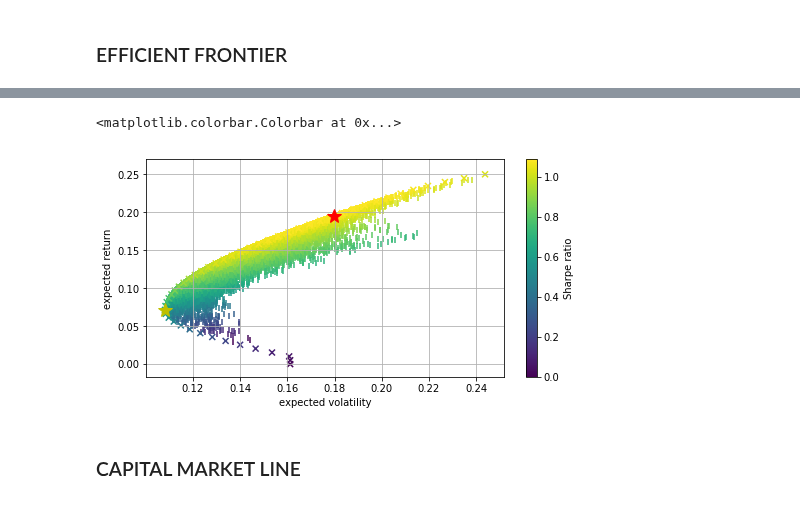
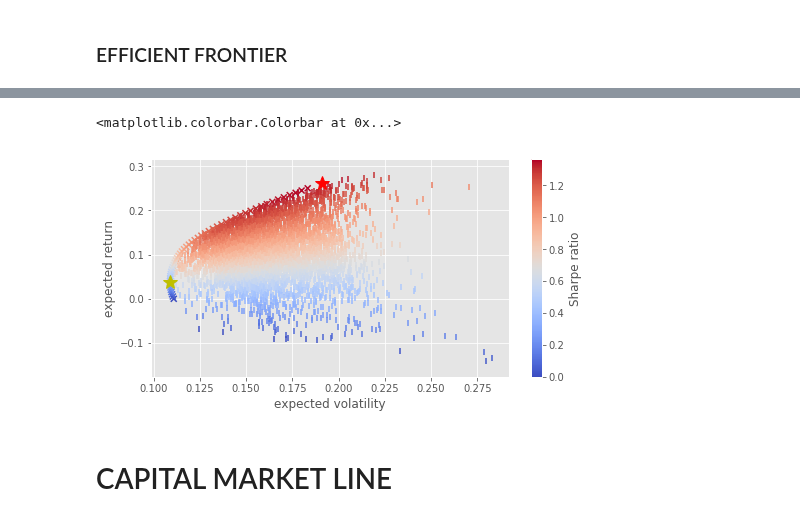
Before and after one commit to NumEconCopenhagen/projects-2019-mk, a Jupyter notebook: modelproject/modelproject/Modern Portfolio Theory 4.ipynb, the cells around one changed output, grey strips where cells are left out. Cells and saved outputs as stored; diff of their text form; code cells hidden in the pictures.

```diff
--- a/modelproject/modelproject/Modern Portfolio Theory 4.ipynb
+++ b/modelproject/modelproject/Modern Portfolio Theory 4.ipynb
@@ -38,5 +104,5 @@ int
 # %%
-start = datetime.datetime(2010, 4, 1)
+start = datetime.datetime(2013, 4, 28)
 #datetime for pulling quotes
 # %%
-end = datetime.datetime(2018, 6, 29)
+end = datetime.datetime(2018, 10, 3)
@@ -52,10 +111,10 @@ f.head(1)
 # %%
 data = pd.DataFrame()
 for sym in symbols:
- data[sym] = yprices(sym, start, end)['Adj Close']
+ data[sym] = yprices(sym, start, end)['Close']
 data.columns = symbols
 #loop that creates a dataframe
-data.head(1)
+data.iloc[np.r_[0:4, -4:0]]
 # %% [output]
 [*********************100%***********************]  1 of 1 downloaded
 [*********************100%***********************]  1 of 1 downloaded
@@ -254,7 +314,7 @@ np.sqrt(np.dot(weights.T, np.dot(rets.cov() * 252, weights)))
 prets = []
 pvols = []
 #prets and vols are np.arrays
-for p in range (25000):
+for p in range (5000):
  #loop underlines number of iterations for a random waiting
  weights = np.random.random(noa)
  weights /= np.sum(weights)
@@ -398,26 +469,26 @@ array([0.16121148, 0.16121148, 0.16078688, 0.1535193 , 0.14657702,
 # %%
 plt.figure(figsize=(8, 4))
 plt.scatter(pvols, prets,
- c=prets / pvols, marker='|')
+ c=prets / pvols, marker='|', cmap ='coolwarm')
  # random portfolio composition
 plt.scatter(tvols, trets,
- c=trets / tvols, marker='x')
+ c=trets / tvols, marker='x', cmap='coolwarm')
  # efficient frontier
 plt.plot(statistics(opts['x'])[1], statistics(opts['x'])[0],
  'r*', markersize=15.0)
  # portfolio with highest Sharpe ratio
 plt.plot(statistics(optv['x'])[1], statistics(optv['x'])[0],
  'y*', markersize=15.0)
  # minimum variance portfolio
 plt.grid(True)
 plt.xlabel('expected volatility')
 plt.ylabel('expected return')
 plt.colorbar(label='Sharpe ratio')
 # %% [output]
 <matplotlib.colorbar.Colorbar at 0x...>
-[figure, old version]
+[figure, new version]
 # %% [markdown]
-### CAPITAL MARKET LINE
+# CAPITAL MARKET LINE
 # %%
 import scipy.interpolate as sci
 # %%
```
Also changed, not shown: parts of 79 cells of this notebook.
